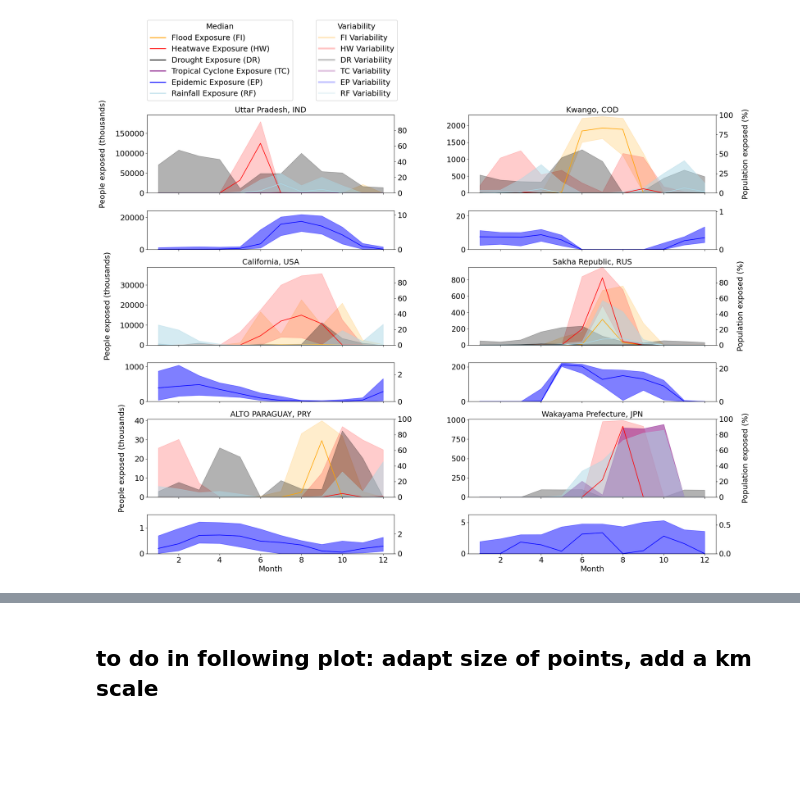
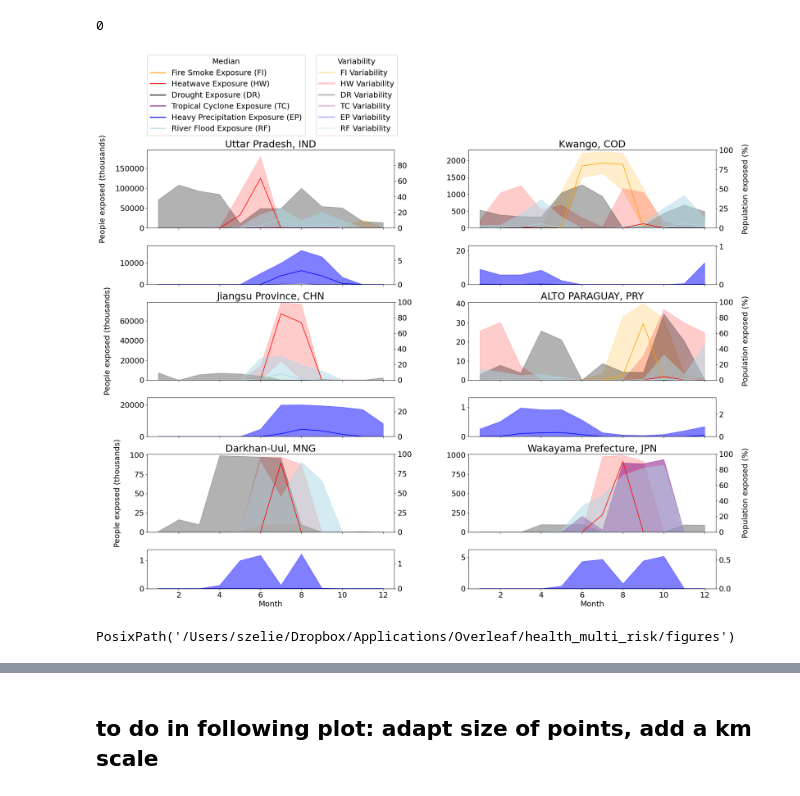
Before and after one commit to zeliest/health_multi_risk, a Jupyter notebook: results/plots_adm1.ipynb, the cells around one changed output, grey strips where cells are left out. Drawn from its saved outputs; the diff is of its cells as text; code cells hidden in the pictures; blank space fills up the shorter version.

```diff
--- a/results/plots_adm1.ipynb
+++ b/results/plots_adm1.ipynb
@@ -134,7 +136,7 @@ for description, gdf in risk_score_data.items():
 
     # Modify title to include alphabetical label, description, and impact type
     title_desc = f"{alphabet[plot_index]}) {titles[plot_index]}"
-    ax.set_title(title_desc, loc='left', fontsize=12)
+    ax.set_title(title_desc, loc='left', fontsize=13)
     ax.axis('off')
 
     # Identify the max ADM1_NAME and the top 5 hotspots
@@ -147,7 +149,7 @@ for description, gdf in risk_score_data.items():
     })
 
     # Extract the top 5 hotspots for the current risk score
-    top_5 = gdf_merged.nlargest(5, column)[['ADM1_NAME', 'ISO3', column]]
+    top_5 = gdf_merged.nlargest(10, column)[['ADM1_NAME', 'ISO3', column]]
     top_5_hotspots[description] = top_5
 
     plot_index += 1
@@ -166,7 +168,7 @@ df_max_values = pd.DataFrame(max_values)
 df_max_values.to_csv("max_values_table.csv", index=False)
 
 # Save the plot
-#plt.savefig(FIGURES / f"hotspot.png", dpi=400, bbox_inches='tight')
+plt.savefig(FIGURES / f"hotspot.png", dpi=400, bbox_inches='tight')
 
 # Display the plot
 plt.show()
@@ -196,11 +198,3 @@ Tokushima Prefecture  JPN               0.790951
 # %%
-# we adapt the risks scores to cover different continents/hazards combinations based on areas highlighted on the maps
-
-df_max_values.at[5, 'ADM1_NAME'] = 'Wakayama Prefecture'
-df_max_values.at[5, 'ISO3'] = 'JPN'
-
-df_max_values.at[2, 'ADM1_NAME'] = 'California'
-df_max_values.at[2, 'ISO3'] = 'USA'
-
-df_max_values.at[1, 'ADM1_NAME'] = 'Kwango'
-df_max_values.at[1, 'ISO3'] = 'COD'
+df_max_values.at[4, 'ADM1_NAME'] = 'Darkhan-Uul'
+df_max_values.at[4, 'ISO3'] = 'MNG'
@@ -264,11 +248,16 @@ for combi in hazards:
     at_reg_melted['relative_impact'] = at_reg_melted['impact'] / at_reg_melted['value']
 
     rel_country_imp[combi] = at_reg_melted
+# %%
+[rel_country_imp[key].ADM1_NAME == 'WAKAYAMA'])
+# %% [output]
+0
 # %%
 import matplotlib.pyplot as plt
 import matplotlib.gridspec as gridspec
 import numpy as np
 from matplotlib.lines import Line2D
+from plot_functions import *
 
 # Define colors and transparency for different event types
 colors_dict = {
@@ -291,12 +280,12 @@ alpha_dict = {
 
 # Labels for the legend
 legend_labels_median = [
-    "Flood Exposure (FI)",
+    "Fire Smoke Exposure (FI)",
     "Heatwave Exposure (HW)",
     "Drought Exposure (DR)",
     "Tropical Cyclone Exposure (TC)",
-    "Epidemic Exposure (EP)",
-    "Rainfall Exposure (RF)"
+    "Heavy Precipitation Exposure (EP)",
+    "River Flood Exposure (RF)"
 ]
 
 legend_labels_variability = [
@@ -362,7 +351,7 @@ for i, adm1_name in enumerate(df_max_values["ADM1_NAME"]):
 
     # Set titles and labels
     country_code = np.array(adm1_pop_by_year['ISO3'][adm1_pop_by_year['ADM1_NAME'] == adm1_name])[0]
-    ax_main.set_title(f"{adm1_name}, {country_code}", fontsize=18)
+    ax_main.set_title(f"{adm1_name}, {country_code}", fontsize=23)
     ax_main.tick_params(axis='both', which='major', labelsize=18)
     ax_main.set_xticklabels([])
     ax_main.set_ylim(0, max_impact)
@@ -375,35 +364,39 @@ for i, adm1_name in enumerate(df_max_values["ADM1_NAME"]):
     secax.tick_params(axis='both', which='major', labelsize=18)
     secax.set_xticklabels([])
 
     if col == 0:
         ax_main.set_ylabel('People exposed (thousands)', fontsize=18, labelpad=20)
 
     ax_rf.tick_params(axis='both', which='major', labelsize=18)
     secax_rf.tick_params(axis='both', which='major', labelsize=18)
 
     # Only set the xlabel for the last row
     if i // 2 == (len(df_max_values.ADM1_NAME) - 1) // 2:
         ax_rf.set_xlabel('Month', fontsize=18)
     else:
         ax_rf.set_xticklabels([])
 
 # Create custom legend handles for the median and variability
 custom_lines_median = [Line2D([0], [0], color=colors_dict[key], lw=2) for key in colors_dict]
 custom_lines_variability = [Line2D([0], [0], color=colors_dict[key], lw=4, alpha=0.2) for key in colors_dict]
 
 # Place legends at the top of the figure
 leg1 = fig.legend(custom_lines_median, legend_labels_median, loc='upper left', fontsize=18, title='Median', bbox_to_anchor=(0.12, 0.965), title_fontsize=18)
 leg2 = fig.legend(custom_lines_variability, legend_labels_variability, loc='upper left', fontsize=18, title='Variability', bbox_to_anchor=(0.35, 0.965), title_fontsize=18)
 
 # Add the legends to the figure
 fig.add_artist(leg1)
 fig.add_artist(leg2)
 plt.tight_layout()
 
-#plt.savefig(FIGURES / "seasonality.pdf", bbox_inches='tight')
+plt.savefig(FIGURES / "seasonality.png", bbox_inches='tight', dpi=400)
 plt.show()
 # %% [output]
-[figure, old version]
+[figure, new version]
+# %%
+FIGURES
+# %% [output]
+PosixPath('/Users/szelie/Dropbox/Applications/Overleaf/health_multi_risk/figures')
 # %%
 age = 'all'
 imp_combined_adm1 = {}
```
Also changed, not shown: parts of 6 cells of this notebook, 8 other files.
